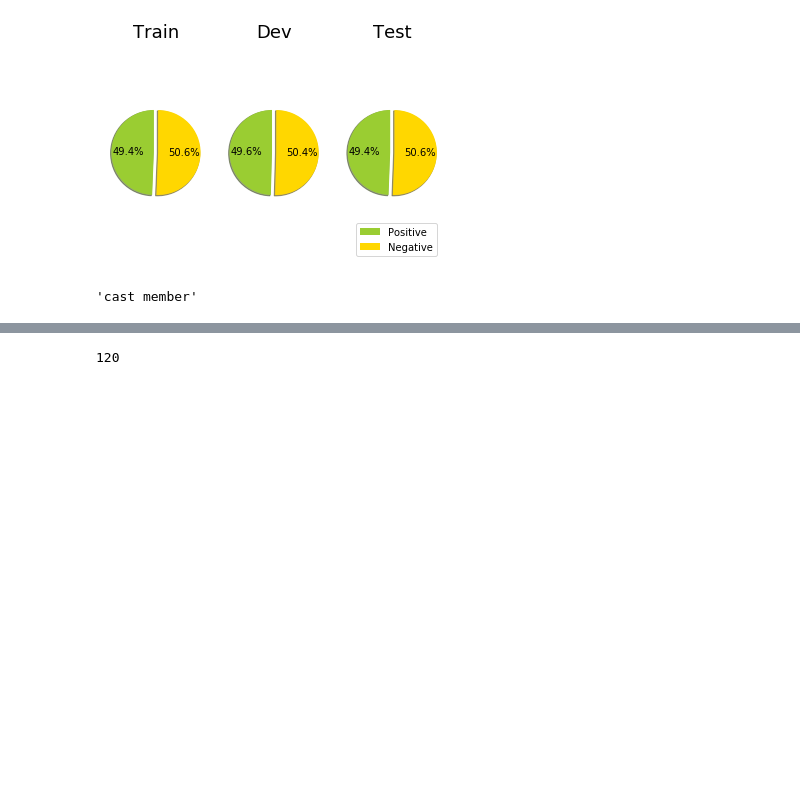
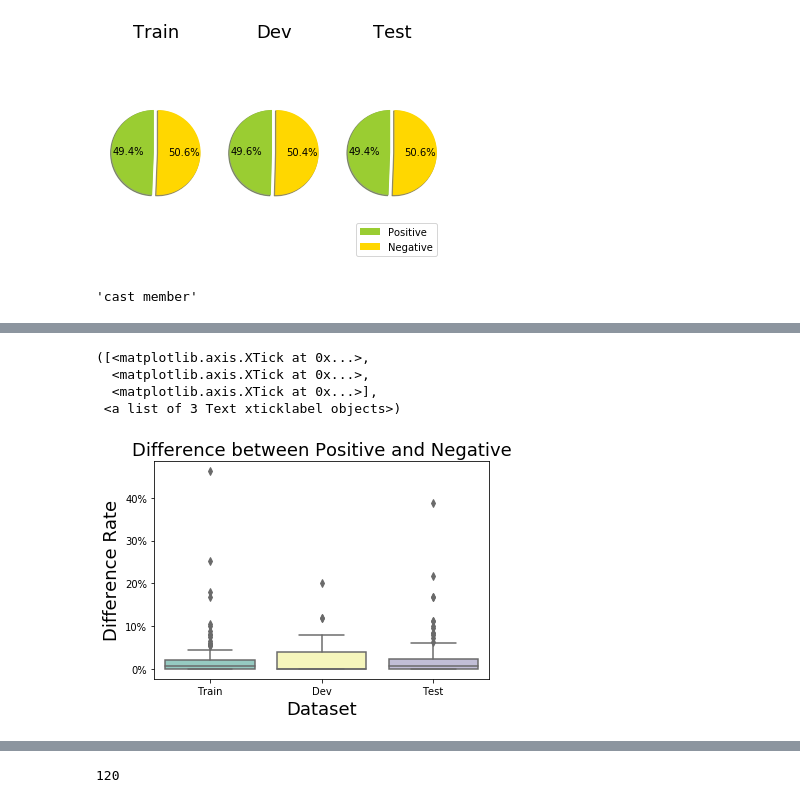
Before and after one commit to tonghaining/zero_shot_relation_extraction, a Jupyter notebook: data_process/result_plot/Data_visiualizing.ipynb, the cells around one changed output, grey strips where cells are left out. Saved outputs shown, nothing was run; the diff lists cells and outputs as text; code cells hidden in the pictures; blank space fills up the shorter version.

```diff
--- a/data_process/result_plot/Data_visiualizing.ipynb
+++ b/data_process/result_plot/Data_visiualizing.ipynb
@@ -340,3 +318,25 @@ plt.show()
+# %%
+import seaborn as sns
+
+hun_train = [100 * i for i in train_off_list]
+hun_dev = [100 * i for i in dev_off_list]
+hun_test = [100 * i for i in test_off_list]
+
+fig, ax = plt.subplots()
+sns.set(style="whitegrid") # , palette= "Blues"
+sns.boxplot(data=[hun_train,hun_dev, hun_test], palette="Set3", ax=ax)
+
+ax.yaxis.set_major_formatter(ticker.PercentFormatter())
+ax.set_title('Difference between Positive and Negative', fontsize=18)
+ax.set_xlabel('Dataset', fontsize=18)
+ax.set_ylabel('Difference Rate', fontsize=18)
+plt.xticks([0, 1, 2], ['Train', 'Dev', 'Test'])
+# %% [output]
+([<matplotlib.axis.XTick at 0x...>,
+  <matplotlib.axis.XTick at 0x...>,
+  <matplotlib.axis.XTick at 0x...>],
+ <a list of 3 Text xticklabel objects>)
+[figure, added]
 # %%
 def relation_ave(rel_lists):
 
```
Also changed, not shown: parts of 9 cells of this notebook.
